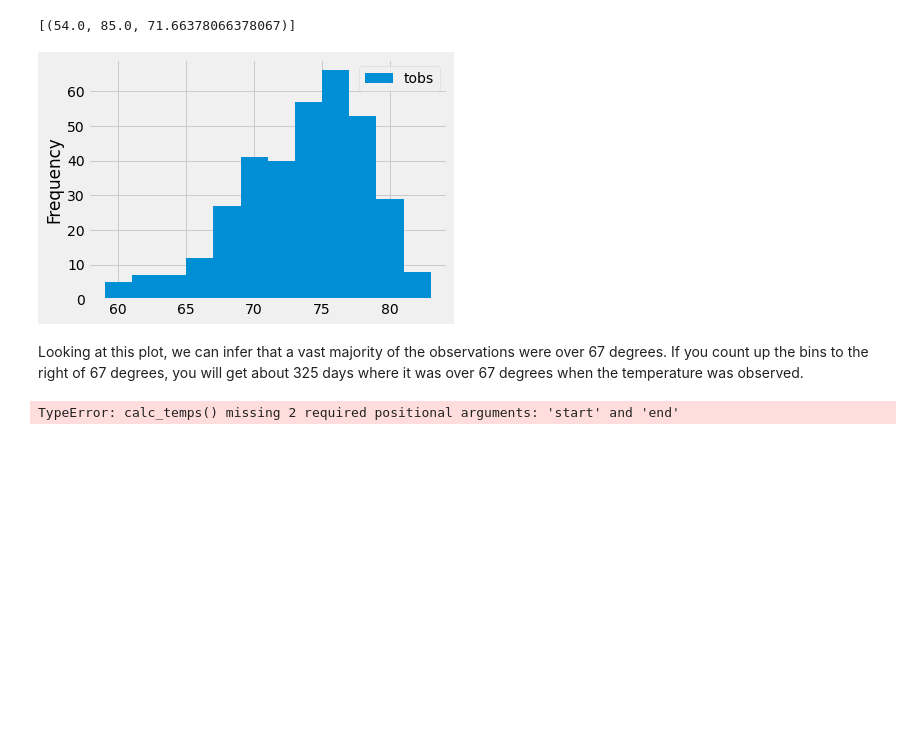
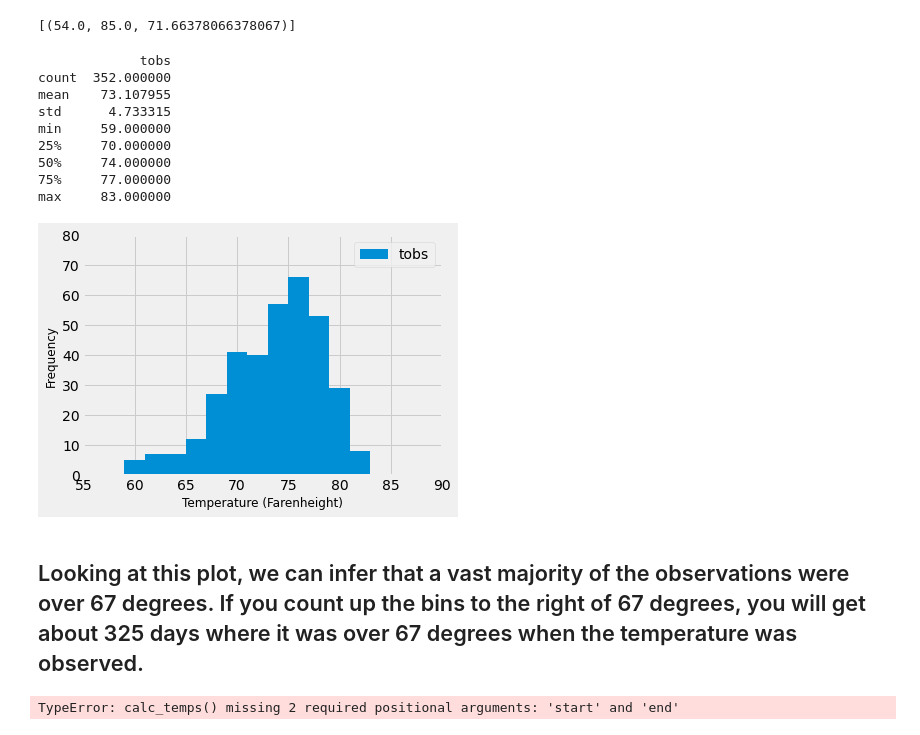
Before and after one commit to lindaperez/9_bk_Surfs-Up, a Jupyter notebook: climate_analysis.ipynb, the cells around one changed output. Saved outputs shown, nothing was run; the diff lists cells and outputs as text; code cells hidden in the pictures; blank space fills up the shorter version.

```diff
--- a/climate_analysis.ipynb
+++ b/climate_analysis.ipynb
@@ -118,17 +197,31 @@ session.query(min_temp,max_temp,avg_temp).filter(Measurement.station =='USC00519
 # %%
 # Choose the station with the highest number of temperature observations.
 # Query the last 12 months of temperature observation data for this station and plot the results as a histogram
 results = session.query(Measurement.tobs).\
     filter(Measurement.station == 'USC00519281').\
     filter(Measurement.date>=prev_year).all()
 observ_df = pd.DataFrame(results,columns=['tobs'])
 observ_df
 observ_df.plot.hist(bins=12)
 plt.tight_layout()
+plt.ylim(0,80)
+plt.xlim(55,90)
+plt.xlabel('Temperature (Farenheight)',size=12)
+plt.ylabel('Frequency',size=12)
+print(observ_df.describe())
 # %% [output]
+             tobs
+count  352.000000
+mean    73.107955
+std      4.733315
+min     59.000000
+25%     70.000000
+50%     74.000000
+75%     77.000000
+max     83.000000
-[figure, old version]
+[figure, new version]
 # %% [markdown]
-Looking at this plot, we can infer that a vast majority of the observations were over 67 degrees. If you count up the bins to the right of 67 degrees, you will get about 325 days where it was over 67 degrees when the temperature was observed.
+## Looking at this plot, we can infer that a vast majority of the observations were over 67 degrees. If you count up the bins to the right of 67 degrees, you will get about 325 days where it was over 67 degrees when the temperature was observed.
 # %%
 # Write a function called `calc_temps` that will accept start date and end date in the format '%Y-%m-%d'
 # and return the minimum, average, and maximum temperatures for that range of dates
```
Also changed, not shown: parts of 9 cells of this notebook, 3 other files.
